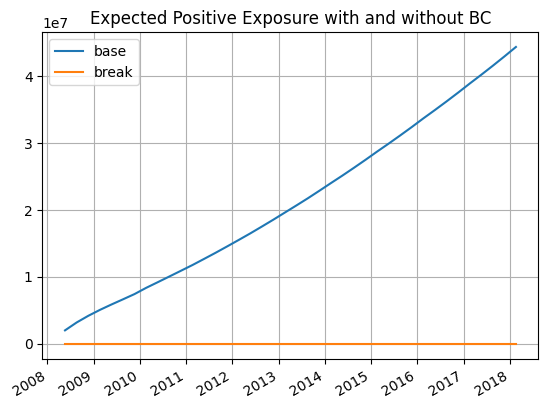
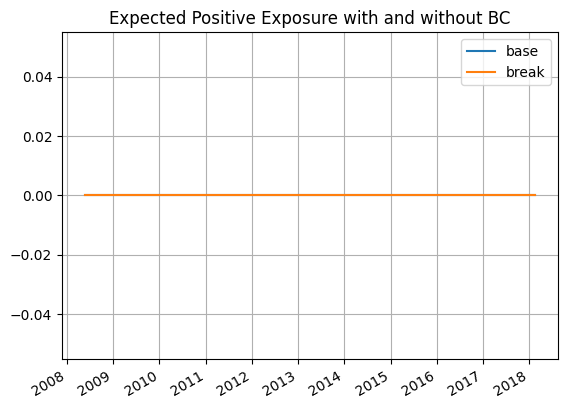
The change to this notebook cell's code, shown as a diff; its figure went from the first image to the second:
--- before
+++ after
@@ -13,4 +13,27 @@
 
 ### plot 6 b
+plt.figure(figsize=(15, 5))
+expected_positive_exposure[['base','no netting', 'netting']].plot()
+plt.title(f"Expected Positive Exposure with and without netting")
+plt.grid()
+plt.show()
+
+plt.figure(figsize=(15, 5))
+potential_future_exposure[['base','no netting', 'netting']].plot()
+plt.title(f"Potential Future Exposure with and without netting")
+plt.grid()
+plt.show()
 
 ### plot 6 c
+
+plt.figure(figsize=(15, 5))
+expected_positive_exposure[['base', 'collateral']].plot(ax=plt.gca())
+plt.title("Expected Positive Exposure with and without CSA (Collateral)")
+plt.grid()
+plt.show()
+
+plt.figure(figsize=(15, 5))
+potential_future_exposure[['base', 'collateral']].plot(ax=plt.gca())
+plt.title("Potential Future Exposure with and without CSA (Collateral)")
+plt.grid()
+plt.show()

Commit: improved notebook